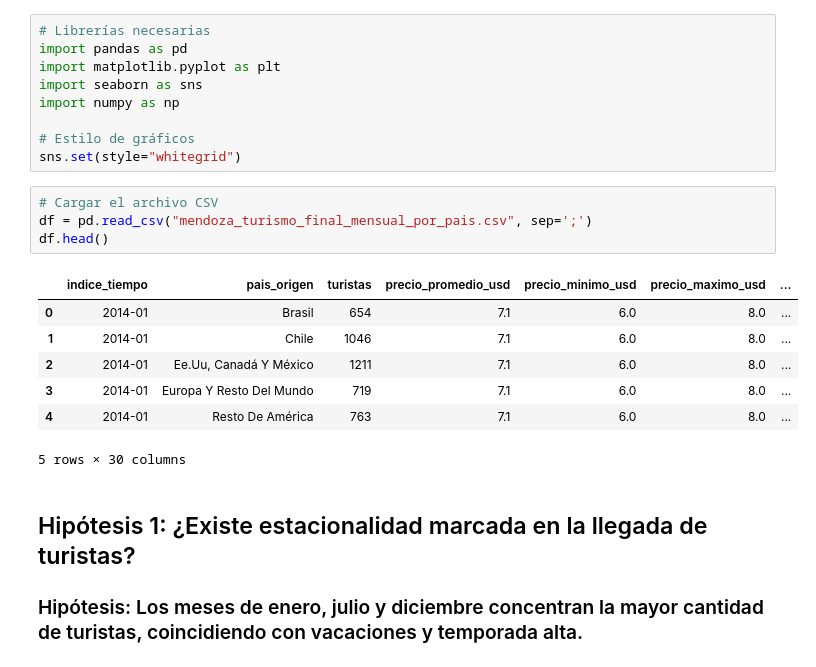
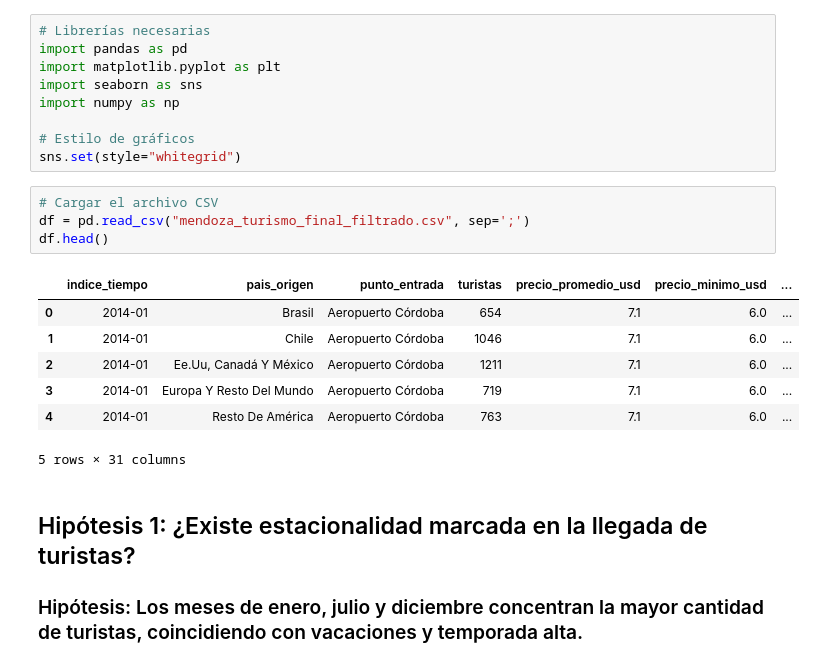
Before and after one commit to Juliccc/Demanda_hotelera, a Jupyter notebook: Parte2.ipynb, the cells around one changed output. Drawn from its saved outputs; the diff is of its cells as text.

```diff
--- a/Parte2.ipynb
+++ b/Parte2.ipynb
@@ -21,16 +18,16 @@ import numpy as np
 sns.set(style="whitegrid")
 # %%
 # Cargar el archivo CSV
-df = pd.read_csv("mendoza_turismo_final_mensual_por_pais.csv", sep=';')
+df = pd.read_csv("mendoza_turismo_final_filtrado.csv", sep=';')
 df.head()
 # %% [output]
-|  | indice_tiempo | pais_origen | turistas | precio_promedio_usd | precio_minimo_usd | precio_maximo_usd | ... |
-| 0 | 2014-01 | Brasil | 654 | 7.1 | 6.0 | 8.0 | ... |
-| 1 | 2014-01 | Chile | 1046 | 7.1 | 6.0 | 8.0 | ... |
-| 2 | 2014-01 | Ee.Uu, Canadá Y México | 1211 | 7.1 | 6.0 | 8.0 | ... |
-| 3 | 2014-01 | Europa Y Resto Del Mundo | 719 | 7.1 | 6.0 | 8.0 | ... |
-| 4 | 2014-01 | Resto De América | 763 | 7.1 | 6.0 | 8.0 | ... |
+|  | indice_tiempo | pais_origen | punto_entrada | turistas | precio_promedio_usd | precio_minimo_usd | ... |
+| 0 | 2014-01 | Brasil | Aeropuerto Córdoba | 654 | 7.1 | 6.0 | ... |
+| 1 | 2014-01 | Chile | Aeropuerto Córdoba | 1046 | 7.1 | 6.0 | ... |
+| 2 | 2014-01 | Ee.Uu, Canadá Y México | Aeropuerto Córdoba | 1211 | 7.1 | 6.0 | ... |
+| 3 | 2014-01 | Europa Y Resto Del Mundo | Aeropuerto Córdoba | 719 | 7.1 | 6.0 | ... |
+| 4 | 2014-01 | Resto De América | Aeropuerto Córdoba | 763 | 7.1 | 6.0 | ... |
-5 rows × 30 columns
+5 rows × 31 columns
 # %% [markdown]
 ## Hipótesis 1: ¿Existe estacionalidad marcada en la llegada de turistas?
 ### Hipótesis: Los meses de enero, julio y diciembre concentran la mayor cantidad de turistas, coincidiendo con vacaciones y temporada alta.
```
Also changed, not shown: parts of 4 cells of this notebook, 4 other files.
